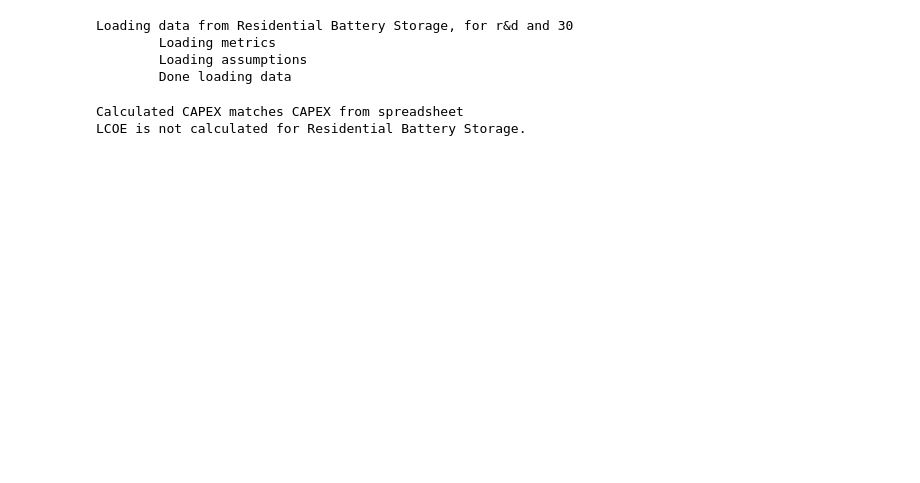
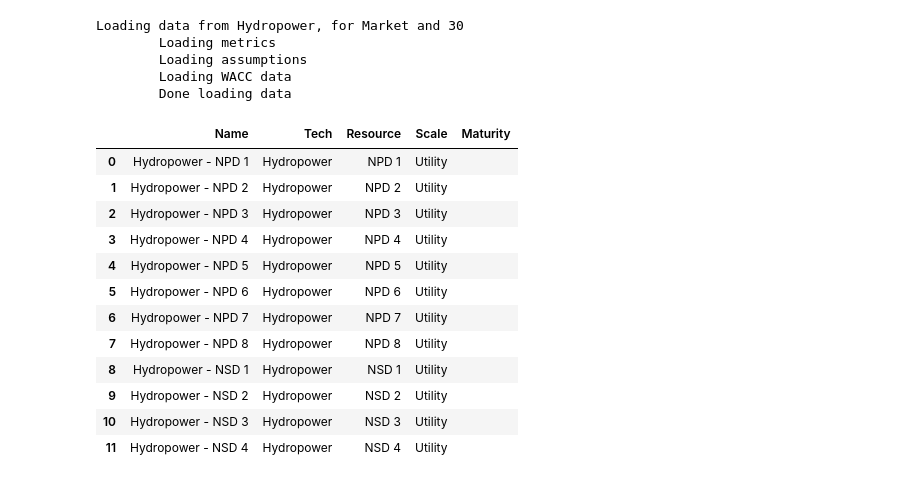
Before and after one commit to NREL/ATB-calc, a Jupyter notebook: lcoe_calculator/Test Tech processors.ipynb, the cells around one changed output. Drawn from its saved outputs; the diff is of its cells as text; code cells hidden in the pictures; blank space fills up the shorter version.

```diff
--- a/lcoe_calculator/Test Tech processors.ipynb
+++ b/lcoe_calculator/Test Tech processors.ipynb
@@ -17,42 +15,52 @@ ModuleNotFoundError: No module named 'xlwings'
 # %%
-old_ss = '../../datamaster_working/2021-ATB-Data_Master_v_154_test_drop_downs.xlsm'
 # new_ss = '../../datamaster_working/2021-ATB-Data_Master_v_158_w_new_format.xlsx'
-new_ss = '../../datamaster_working/2022-ATB-Data_Master.xlsx'
+new_ss = '../../datamaster_working/2023-ATB-Data_Master.xlsx'
 # proc = OffShoreWindProc(new_ss, case='R&D')
 # proc = UtilityPvProc(new_ss, crp=20, case='R&D')
 # proc = NaturalGasProc(new_ss, crp=30, case='R&D')
 # proc = GeothermalProc(new_ss, case='R&D')
 # proc = GeothermalProc(new_ss, crp=30, case='Market')
 # proc = PumpedStorageHydroProc(new_ss, crp=20, case='Market')
 # proc = NuclearProc(new_ss, crp=30, case='Market')
 # proc = NuclearProc(new_ss, crp=30, case='R&D')
 # proc = DistributedWindProc(new_ss, crp=20, case='Market')
 # proc = BiopowerProc(new_ss, crp=20, case='R&D')
-# proc = HydropowerProc(new_ss, case='Market')
+proc = HydropowerProc(new_ss, case='Market')
 # proc = CoalProc(new_ss, crp='TechLife', case='R&D')
 # proc = UtilityPvProc(new_ss, case='Market')
 # proc = UtilityPvPlusBatteryProc(new_ss, crp=20, case='R&D')
 # proc = LandBasedWindProc(new_ss, crp=30, case='Market')
 # proc = UtilityBatteryProc(new_ss)
 # proc = CommBatteryProc(new_ss, case='Market')
 # proc = ResBatteryProc(new_ss, case='R&D')
-
-# TODO - problems
 # proc = ResPvProc(new_ss, case='Market')
 # proc = CommPvProc(new_ss, case='Market')
+
+proc.get_meta_data()
 # %% [output]
-Loading data from Residential Battery Storage, for r&d and 30
+Loading data from Hydropower, for Market and 30
         Loading metrics
         Loading assumptions
+        Loading WACC data
         Done loading data
+|  | Name | Tech | Resource | Scale | Maturity |
+| 0 | Hydropower - NPD 1 | Hydropower | NPD 1 | Utility |  |
+| 1 | Hydropower - NPD 2 | Hydropower | NPD 2 | Utility |  |
+| 2 | Hydropower - NPD 3 | Hydropower | NPD 3 | Utility |  |
+| 3 | Hydropower - NPD 4 | Hydropower | NPD 4 | Utility |  |
+| 4 | Hydropower - NPD 5 | Hydropower | NPD 5 | Utility |  |
+| 5 | Hydropower - NPD 6 | Hydropower | NPD 6 | Utility |  |
+| 6 | Hydropower - NPD 7 | Hydropower | NPD 7 | Utility |  |
+| 7 | Hydropower - NPD 8 | Hydropower | NPD 8 | Utility |  |
+| 8 | Hydropower - NSD 1 | Hydropower | NSD 1 | Utility |  |
+| 9 | Hydropower - NSD 2 | Hydropower | NSD 2 | Utility |  |
+| 10 | Hydropower - NSD 3 | Hydropower | NSD 3 | Utility |  |
+| 11 | Hydropower - NSD 4 | Hydropower | NSD 4 | Utility |  |
 # %%
 proc.run()
 proc.test_capex()
 proc.test_lcoe()
 x = proc.flat
-# %% [output]
-Calculated CAPEX matches CAPEX from spreadsheet
-LCOE is not calculated for Residential Battery Storage.
 # %%
 x
 # %% [output]
```
Also changed, not shown: parts of 1 cell of this notebook, 5 other files.
